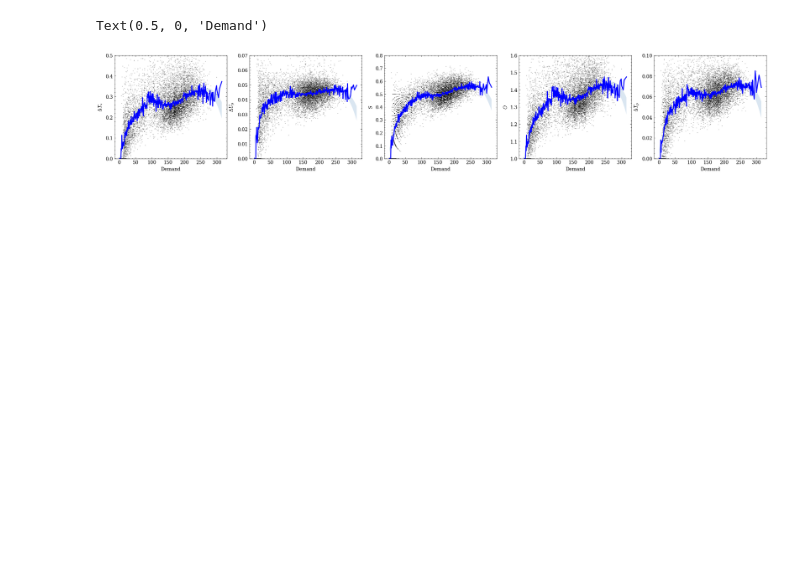
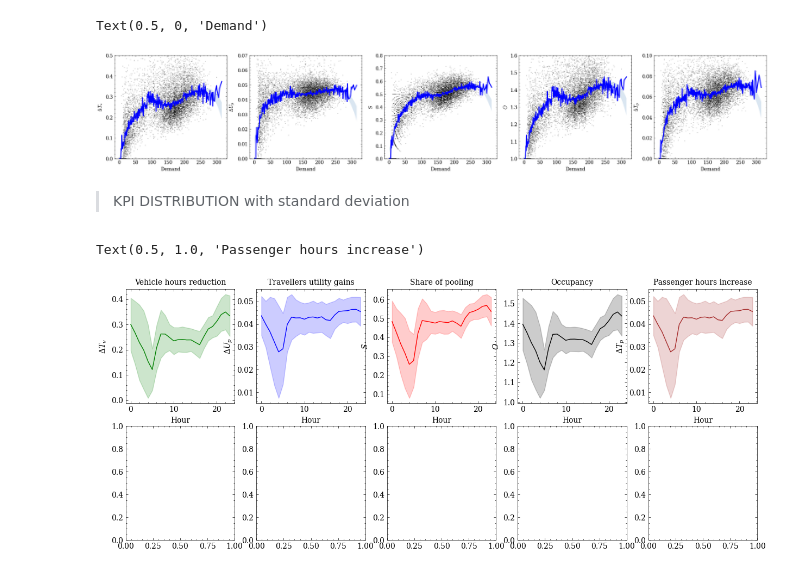
Before and after one commit to OlhaShulikaUJ/ExMAS-plotting, a Jupyter notebook: NYC KPI DA.ipynb, the cells around one changed output. Saved outputs shown, nothing was run; the diff lists cells and outputs as text; code cells hidden in the pictures; blank space fills up the shorter version.

```diff
--- a/NYC KPI DA.ipynb
+++ b/NYC KPI DA.ipynb
@@ -92,3 +94,62 @@ ax.set_xlabel("Demand")
 # %% [output]
 Text(0.5, 0, 'Demand')
 [figure]
+# %% [markdown]
+> KPI DISTRIBUTION with standard deviation
+# %%
+
+# Setup the subplot2grid Layout
+fig = plt.figure(figsize=(15, 6))
+ax1 = plt.subplot2grid((2,5), (0,0))
+ax2 = plt.subplot2grid((2,5), (0,1))
+ax3 = plt.subplot2grid((2,5), (0,2))
+ax4 = plt.subplot2grid((2,5), (0,3))
+ax5 = plt.subplot2grid((2,5), (0,4))
+ax6 = plt.subplot2grid((2,5), (1,0))
+ax7 = plt.subplot2grid((2,5), (1,1))
+ax8 = plt.subplot2grid((2,5), (1,2))
+ax9 = plt.subplot2grid((2,5), (1,3))
+ax10 = plt.subplot2grid((2,5), (1,4))
+
+ax=ax1
+for d in df.shared_discount.unique():
+    to_plot = df
+    sns.lineplot(data = to_plot, x = df.Start_time.dt.hour, y = 'del_VehHourTrav', ax = ax, color='green', errorbar ='sd')
+ax1.set_xlabel('Hour')
+ax1.set_ylabel("$\Delta T_v$")
+ax1.set_title("Vehicle hours reduction", fontsize=10)
+
+ax=ax2
+for d in df.shared_discount.unique():
+    to_plot = df
+    sns.lineplot(data = to_plot, x = df.Start_time.dt.hour, y = 'del_PassUtility', ax = ax, color='blue', errorbar ='sd')
+ax2.set_xlabel('Hour')
+ax2.set_ylabel("$\Delta U_p$")
+ax2.set_title("Travellers utility gains", fontsize=10)
+
+ax=ax3
+for d in df.shared_discount.unique():
+    to_plot = df
+    sns.lineplot(data = to_plot, x = df.Start_time.dt.hour, y = 'shared_ratio', ax = ax, color='red', errorbar ='sd')
+ax3.set_xlabel('Hour')
+ax3.set_ylabel("$S$")
+ax3.set_title("Share of pooling", fontsize=10)
+
+ax=ax4
+for d in df.shared_discount.unique():
+    to_plot = df
+    sns.lineplot(data = to_plot, x = df.Start_time.dt.hour, y = 'Occupancy', ax = ax, color='black', errorbar ='sd')
+ax4.set_xlabel('Hour')
+ax4.set_ylabel("$O$")
+ax4.set_title("Occupancy", fontsize=10)
+
+ax=ax5
+for d in df.shared_discount.unique():
+    to_plot = df
+    sns.lineplot(data = to_plot, x = df.Start_time.dt.hour, y = 'del_PassUtility', ax = ax, color='brown', errorbar ='sd')
+ax5.set_xlabel('Hour')
+ax5.set_ylabel("$\Delta T_p$")
+ax5.set_title("Passenger hours increase", fontsize=10)
+# %% [output]
+Text(0.5, 1.0, 'Passenger hours increase')
+[figure, added]
```
Also changed, not shown: parts of 8 cells of this notebook.
